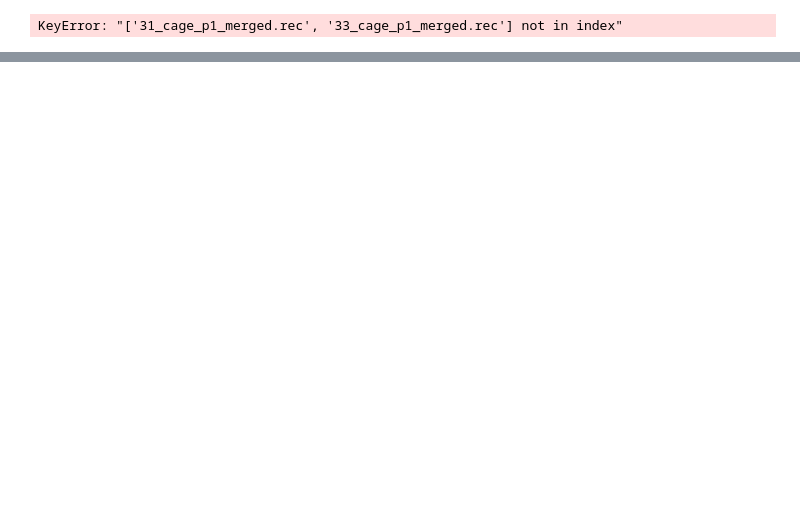
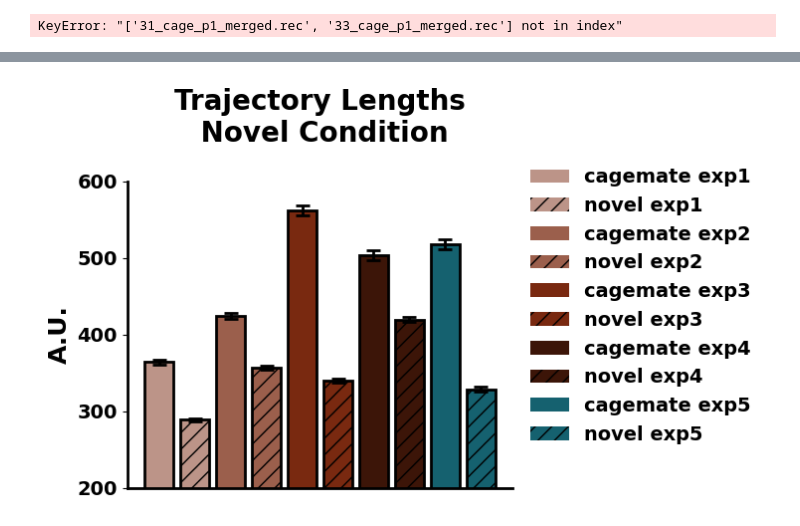
Before and after one commit to tomHep10/diff_fam_social_memory_ephys, a Jupyter notebook: pilot2/habit_dishabit_phase1/pca_analysis.ipynb, the cells around one changed output, grey strips where cells are left out. Saved outputs shown, nothing was run; the diff lists cells and outputs as text; code cells hidden in the pictures; blank space fills up the shorter version.

```diff
--- a/pilot2/habit_dishabit_phase1/pca_analysis.ipynb
+++ b/pilot2/habit_dishabit_phase1/pca_analysis.ipynb
@@ -1121,0 +1282,12 @@ plt.show()
+# %%
+from importlib import reload
+reload(pca_trajectories)
+events = ['exp1', 'exp2', 'exp3', 'exp4', 'exp5']
+#events = ['novel', 'not_novel']
+event_length=3
+pre_window = 3
+post_window=0
+min_neurons=5
+plot= False
+
+result_list = pca_trajectories.LOO_PCA(whole_collection, event_length=event_length, pre_window=pre_window, post_window=post_window, events=events, min_neurons= min_neurons, condition_dict=condition_dict)
@@ -1121,0 +1637,69 @@ plt.show()
+# %%
+means = np.mean(trajectory_lengths, axis = 0)
+sems = sem(trajectory_lengths, axis = 0)
+means_for_plotting = means[[0,5,1,6,2,7,3,8,4,9]]
+sems_for_plotting = sems[[0,5,1,6,2,7,3,8,4,9]]
+
+t_exp1, p_exp1 = stats.ttest_rel(trajectory_lengths[:,0], trajectory_lengths[:,5])
+t_exp4, p_exp4 = stats.ttest_rel(trajectory_lengths[:,3], trajectory_lengths[:,8])
+t_exp5, p_exp5 = stats.ttest_rel(trajectory_lengths[:,4], trajectory_lengths[:,9])
+t_exp2, p_exp2 = stats.ttest_rel(trajectory_lengths[:,1], trajectory_lengths[:,6])
+t_exp3, p_exp3 = stats.ttest_rel(trajectory_lengths[:,2], trajectory_lengths[:,7])
+p_values = [p_exp1, p_exp2, p_exp3, p_exp4, p_exp5]
+reject, p_adjusted, _, _ = multipletests(p_values, method='holm')
+stats_df = pd.DataFrame({
+   'Comparison': ['exp1', 'exp2', 'exp3', 'exp4', 'exp5'],
+   't_statistic': [t_exp1, t_exp2, t_exp3, t_exp4, t_exp5],
+   'p_value': p_values,
+   'p_adjusted': p_adjusted,
+   'significant': reject
+})
+
+#Adjust p-values using Holm-Bonferroni
+
+color_id_dict = {'cagemate exp1': hex_2_rgb('#bc9488'),
+                 'novel exp1': hex_2_rgb('#bc9488'),
+                 'cagemate exp2' :hex_2_rgb('#9b5f4c'),
+                 'novel exp2' :hex_2_rgb('#9b5f4c'),
+                 'cagemate exp3': hex_2_rgb('#792910'),
+                 'novel exp3': hex_2_rgb('#792910'),
+                'cagemate exp4': hex_2_rgb('#3c1508'),
+                 'novel exp4': hex_2_rgb('#3c1508'),
+                  'cagemate exp5':  hex_2_rgb('#15616F'),
+                  'novel exp5':  hex_2_rgb('#15616F')}
+  # Ensures bars don't overlap but aren't too thin
+                                # Max width of 0.4 (your original), gets smaller with more bars
+
+# Create evenly spaced x positions based on the number of data points
+x = np.arange(len(means_for_plotting))
+width = 8 / len(x)
+hatches = ['','//']*5
+plt.figure(figsize= (.5*len(x),4))
+plt.bar(x, means_for_plotting, yerr = sems_for_plotting,
+            color = color_id_dict.values(),
+            edgecolor = 'black',
+            hatch = hatches,
+            capsize = 5, linewidth = 2,
+            error_kw={'elinewidth': 2, 'capthick': 2},
+            width = width)
+plt.xticks([],rotation=45)
+legend_handles = [Patch(facecolor=color, label=label, hatch=hatch)
+                 for (label, color), hatch in zip(color_id_dict.items(), hatches)]
+plt.legend(handles=legend_handles,
+           bbox_to_anchor=(1,1.1),
+           frameon= False, fontsize = 14)
+plt.ylabel('A.U.', fontsize = 18)
+plt.gca().spines['top'].set_visible(False)
+plt.gca().spines['right'].set_visible(False)
+plt.xticks(fontsize=14)
+plt.yticks(fontsize=14)
+plt.gca().yaxis.set_major_locator(ticker.MultipleLocator(100))
+plt.ylim(200,600)
+plt.gca().spines['bottom'].set_linewidth(2)  # X-axis
+plt.gca().spines['left'].set_linewidth(2)
+plt.title('Trajectory Lengths\n Novel Condition', fontsize = 20, y = 1.1)
+plt.show()
+
+stats_df
+# %% [output]
+[figure, added]
```
Also changed, not shown: parts of 17 cells of this notebook, 1 other file.
